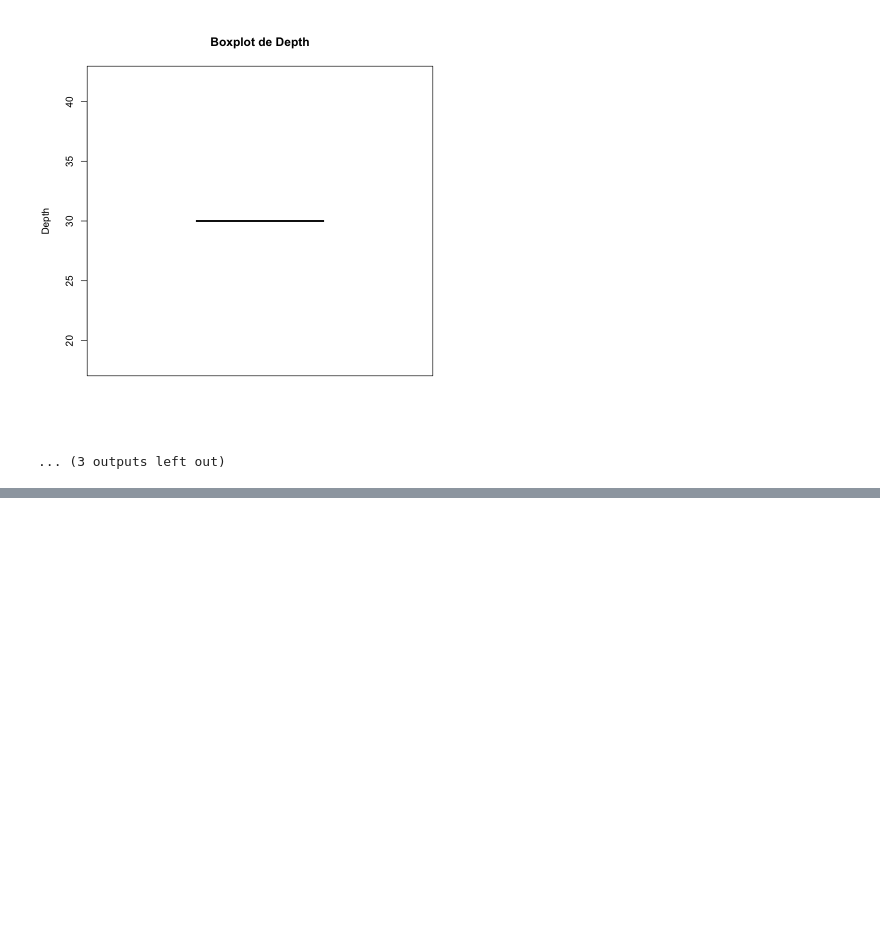
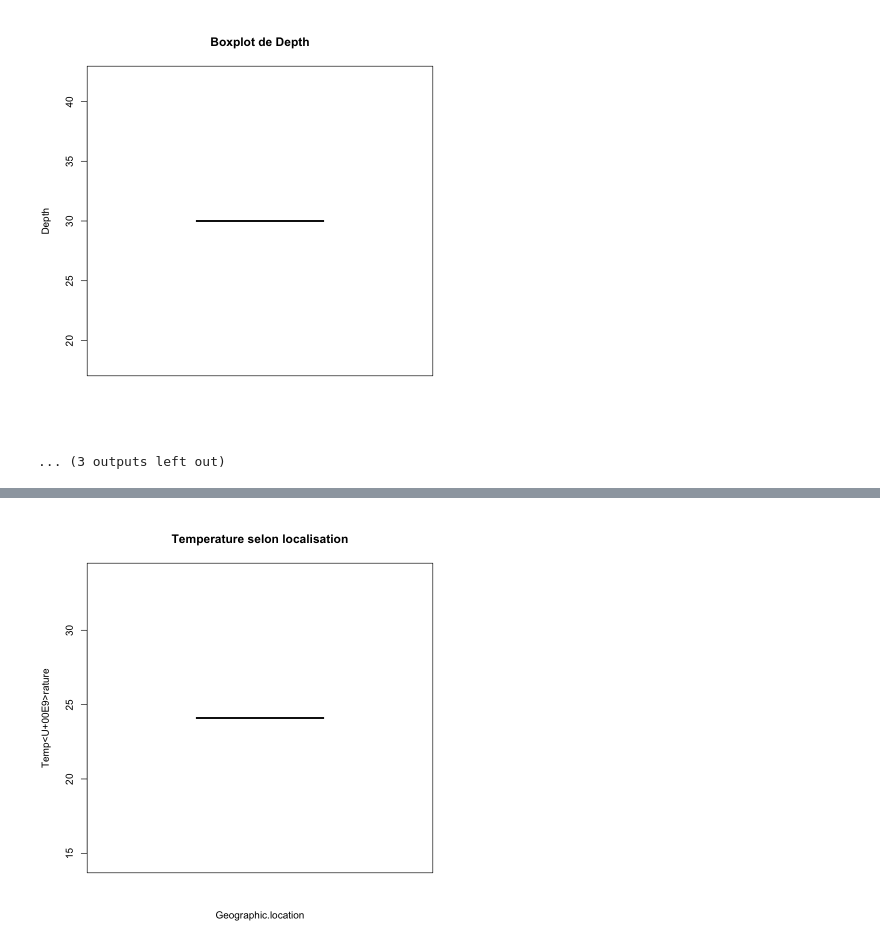
Before and after one commit to zfourati/Predator-and-prey-body-sizes-in-marine-food-webs, a Jupyter notebook: script_marion.ipynb, the cells around one changed output, grey strips where cells are left out. Drawn from its saved outputs; the diff is of its cells as text; code cells hidden in the pictures; blank space fills up the shorter version.

```diff
--- a/script_marion.ipynb
+++ b/script_marion.ipynb
@@ -124,0 +141,7 @@ Skewness de Depth : NaN
+# %%
+data_temp <- subset(data, !is.na(Mean.annual.temp) & !is.na(Geographic.location))
+boxplot(Mean.annual.temp ~ Geographic.location, data=data_temp,
+        col="lightpink", main="Temperature selon localisation",
+        ylab="Temperature")
+# %% [output]
+[figure, added]
```
Also changed, not shown: parts of 2 cells of this notebook.
